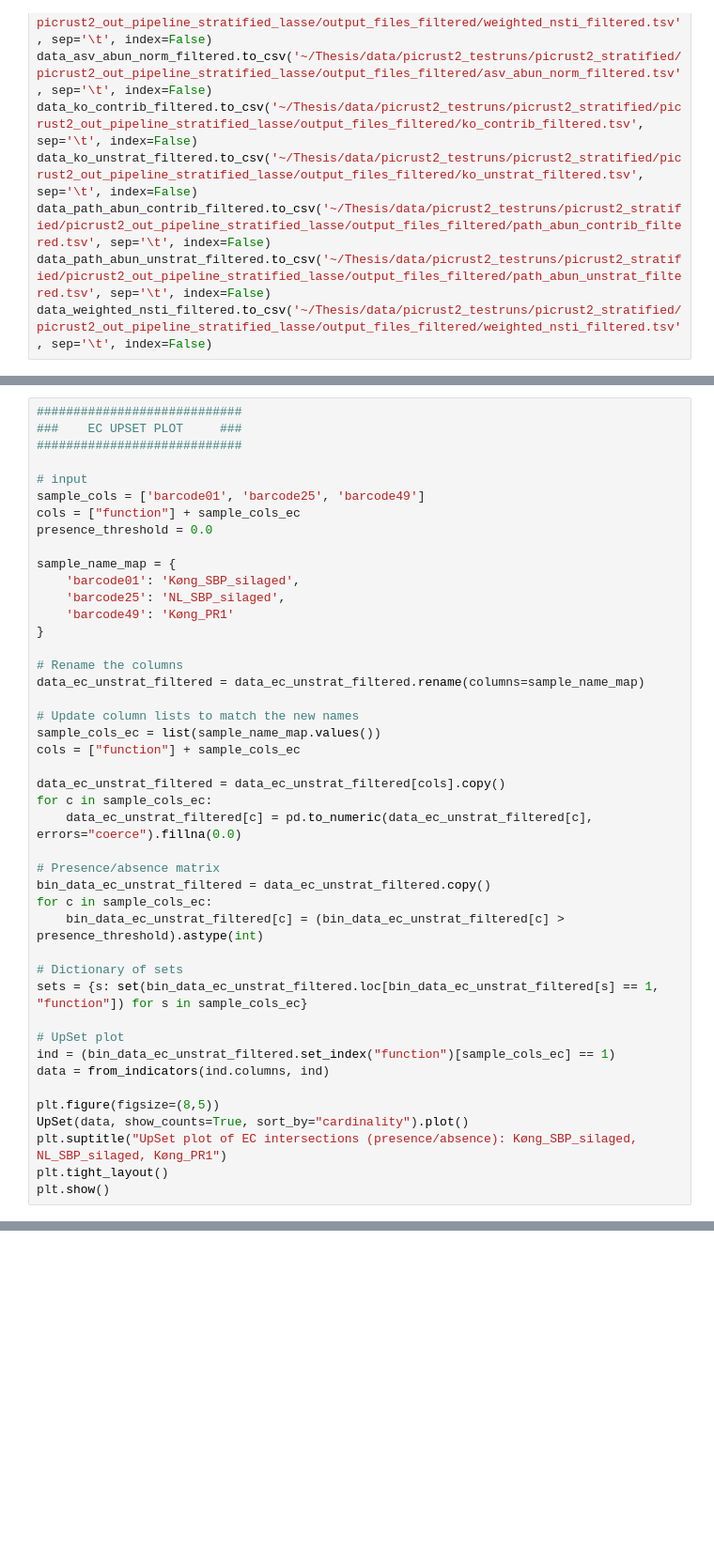
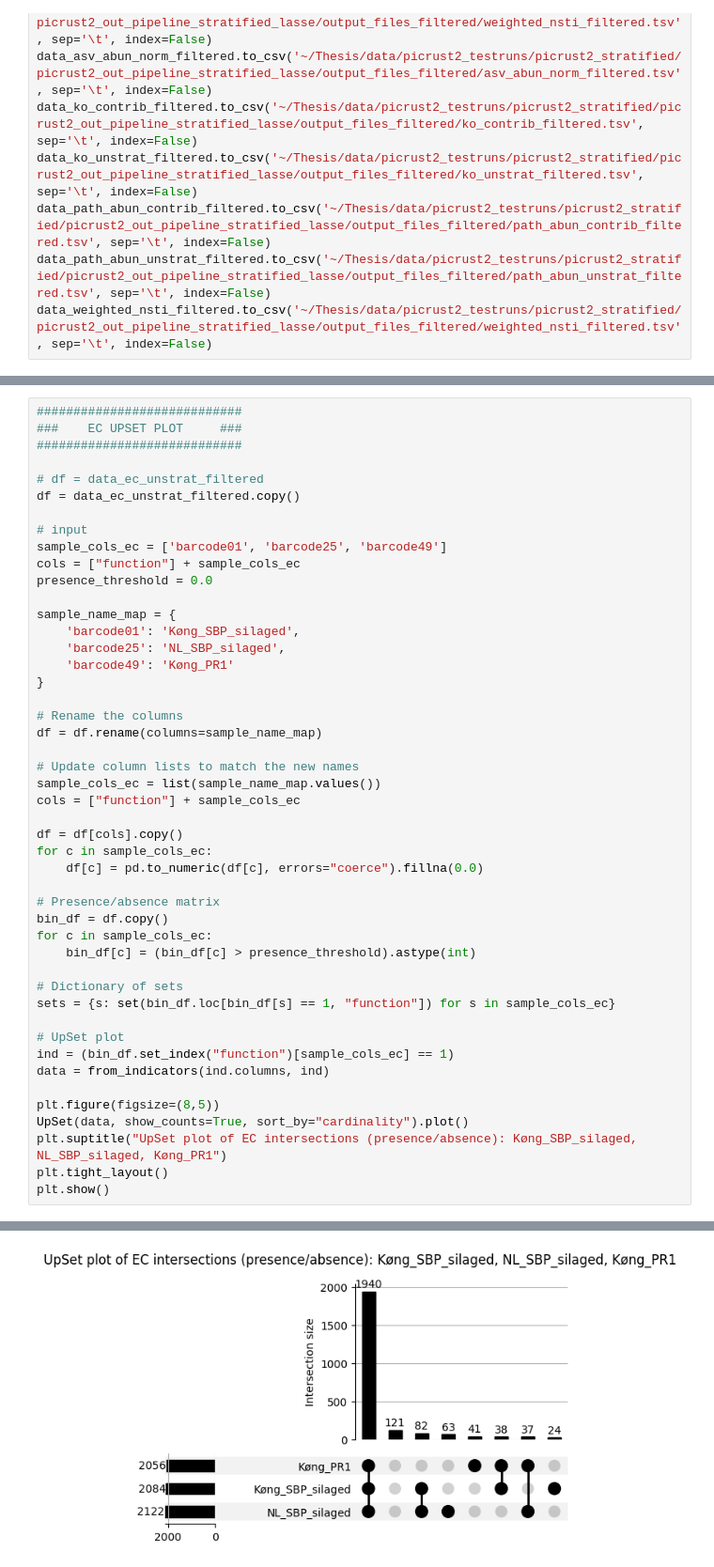
Before and after one commit to PachacutiX/Meta2Insight, a Jupyter notebook: code/picrust2_testruns/stratified/plots_three_stratified.ipynb, the cells around one changed output, grey strips where cells are left out. Shown at 94% size. Saved outputs shown, nothing was run; the diff lists cells and outputs as text; blank space fills up the shorter version.

```diff
--- a/code/picrust2_testruns/stratified/plots_three_stratified.ipynb
+++ b/code/picrust2_testruns/stratified/plots_three_stratified.ipynb
@@ -167,8 +156,11 @@ print(data_nsti_map.head(10))
 ###    EC UPSET PLOT     ###
 ############################
 
+# df = data_ec_unstrat_filtered
+df = data_ec_unstrat_filtered.copy()
+
 # input
-sample_cols = ['barcode01', 'barcode25', 'barcode49']
+sample_cols_ec = ['barcode01', 'barcode25', 'barcode49']
 cols = ["function"] + sample_cols_ec
 presence_threshold = 0.0
 
@@ -179,26 +171,26 @@ sample_name_map = {
 }
 
 # Rename the columns
-data_ec_unstrat_filtered = data_ec_unstrat_filtered.rename(columns=sample_name_map)
+df = df.rename(columns=sample_name_map)
 
 # Update column lists to match the new names
 sample_cols_ec = list(sample_name_map.values())
 cols = ["function"] + sample_cols_ec
 
-data_ec_unstrat_filtered = data_ec_unstrat_filtered[cols].copy()
+df = df[cols].copy()
 for c in sample_cols_ec:
-    data_ec_unstrat_filtered[c] = pd.to_numeric(data_ec_unstrat_filtered[c], errors="coerce").fillna(0.0)
+    df[c] = pd.to_numeric(df[c], errors="coerce").fillna(0.0)
 
 # Presence/absence matrix
-bin_data_ec_unstrat_filtered = data_ec_unstrat_filtered.copy()
+bin_df = df.copy()
 for c in sample_cols_ec:
-    bin_data_ec_unstrat_filtered[c] = (bin_data_ec_unstrat_filtered[c] > presence_threshold).astype(int)
+    bin_df[c] = (bin_df[c] > presence_threshold).astype(int)
 
 # Dictionary of sets
-sets = {s: set(bin_data_ec_unstrat_filtered.loc[bin_data_ec_unstrat_filtered[s] == 1, "function"]) for s in sample_cols_ec}
+sets = {s: set(bin_df.loc[bin_df[s] == 1, "function"]) for s in sample_cols_ec}
 
 # UpSet plot
-ind = (bin_data_ec_unstrat_filtered.set_index("function")[sample_cols_ec] == 1)
+ind = (bin_df.set_index("function")[sample_cols_ec] == 1)
 data = from_indicators(ind.columns, ind)
 
 plt.figure(figsize=(8,5))
@@ -211,3 +220,4 @@ NameError: name 'sample_cols_ec' is not defined
+[figure, added]
 # %%
 ############################
 ###    KO UPSET PLOT     ###
```
Also changed, not shown: parts of 6 cells of this notebook.
